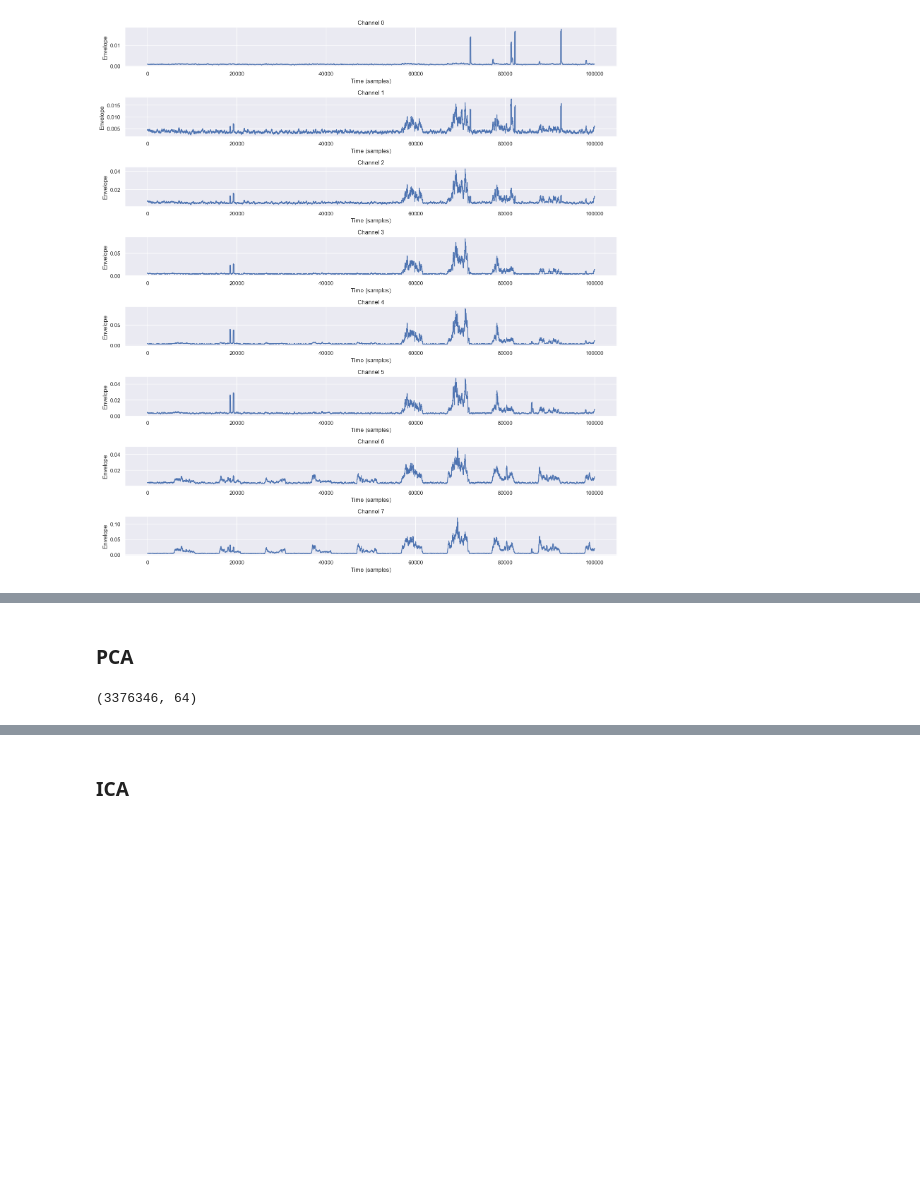
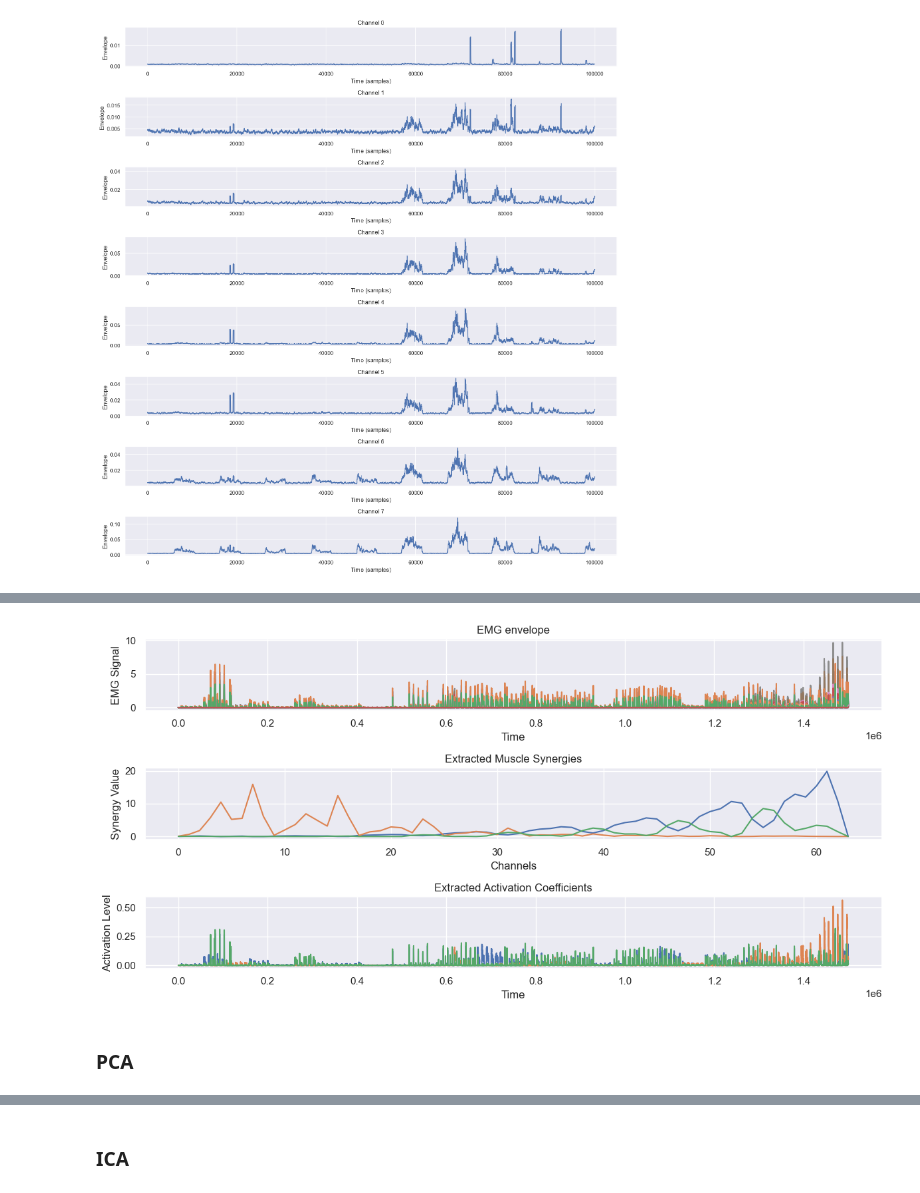
Before and after one commit to Neiizo/NSSP_421_Group_M, a Jupyter notebook: Project3/MiniProject3.ipynb, the cells around one changed output, grey strips where cells are left out. Saved outputs shown, nothing was run; the diff lists cells and outputs as text; code cells hidden in the pictures; blank space fills up the shorter version.

```diff
--- a/Project3/MiniProject3.ipynb
+++ b/Project3/MiniProject3.ipynb
@@ -167,0 +177,11 @@ Elapsed time:  16.60477089881897
+# %%
+# For now let's just use 3 components. Parameters: init="nndsvda", max_iter=500.
+nmf = NMF(n_components=3, init="nndsvda", max_iter=500)
+
+t = time.time()
+nmf.fit(emg_flexors_envelope_200)
+print("Elapsed time: ", time.time() - t)
+
+# Use nmf.fit_transform (W) and nmf.components_ (H) to decompose the EMG data into muscle synergies and activation coefficients.
+W_nmf = nmf.fit_transform(emg_flexors_envelope_200)
+H_nmf = nmf.components_
@@ -168,2 +190,28 @@ Elapsed time:  16.60477089881897
+# %%
+# Plot synthetic EMG data
+plt.figure(figsize=(12, 6))
+plt.subplot(3, 1, 1)
+plt.plot(emg_flexors_envelope_200)
+plt.title('EMG envelope')
+plt.xlabel('Time')
+plt.ylabel('EMG Signal')
+
+# Plot extracted synergies
+plt.subplot(3, 1, 2)
+plt.plot(H_nmf.T)
+plt.title('Extracted Muscle Synergies')
+plt.xlabel('Channels')
+plt.ylabel('Synergy Value')
+
+# Plot extracted activation coefficients
+plt.subplot(3, 1, 3)
+plt.plot(W_nmf)
+plt.title('Extracted Activation Coefficients')
+plt.xlabel('Time')
+plt.ylabel('Activation Level')
+
+plt.tight_layout()
+# %% [output]
+[figure, added]
 # %% [markdown]
 ### PCA
@@ -174,4 +217,0 @@ emg_flexors_pca = pca.transform(emg_flexors_rectified)
-# %%
-pca.shape
-# %% [output]
-(3376346, 64)
```
Also changed, not shown: parts of 23 cells of this notebook.
